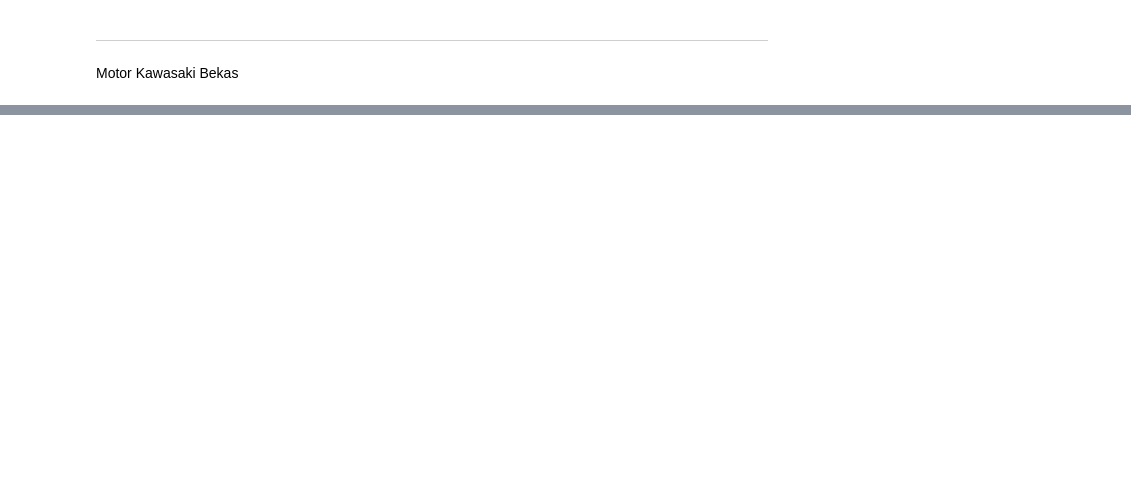
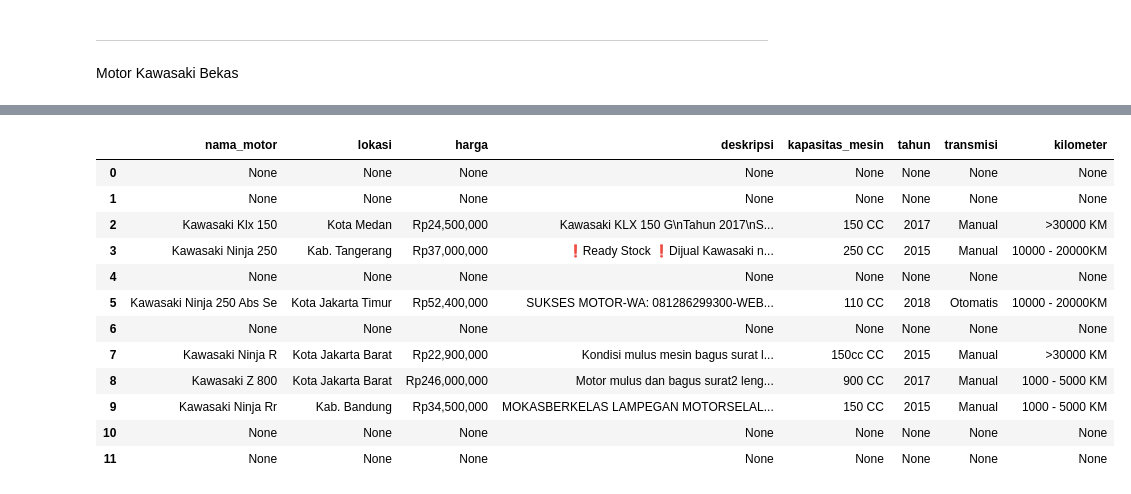
Before and after one commit to daff00/used-motorcycle-price-prediction, a Jupyter notebook: scraping.ipynb, the cells around one changed output, grey strips where cells are left out. Drawn from its saved outputs; the diff is of its cells as text; code cells hidden in the pictures; blank space fills up the shorter version.

```diff
--- a/scraping.ipynb
+++ b/scraping.ipynb
@@ -275,3 +275,18 @@ df_honda.head()
 # %% [markdown]
 ---
 Motor Kawasaki Bekas
+# %%
+url_kawasaki = []
+t={}
+data_kawasaki =[]
+c=0
+
+for x in range(1,2): # page 1 sampai n
+    k = requests.get('https://momotor.id/motor-bekas?offset=0&brands=kawasaki'.format(x)).text #link page yang mau di scrape
+    soup=BeautifulSoup(k,'html.parser')
+    productlist = soup.find_all("div",{"class":"MuiGrid-root MuiGrid-item MuiGrid-grid-xs-6 MuiGrid-grid-sm-4 css-g8wver"}) # cari card tempat produknya
+
+    for product in productlist: # cari link produk
+        link = product.find("a", href=True)
+        if link:
+            url_kawasaki.append(baseurl + link['href'])
@@ -277,0 +368,18 @@ Motor Kawasaki Bekas
+# %%
+# Convert ke data frame
+df_kawasaki = pd.DataFrame(data_kawasaki)
+df_kawasaki
+# %% [output]
+|  | nama_motor | lokasi | harga | deskripsi | kapasitas_mesin | tahun | transmisi | kilometer |
+| 0 | None | None | None | None | None | None | None | None |
+| 1 | None | None | None | None | None | None | None | None |
+| 2 | Kawasaki Klx 150 | Kota Medan | Rp24,500,000 | Kawasaki KLX 150 G\nTahun 2017\nS... | 150 CC | 2017 | Manual | >30000 KM |
+| 3 | Kawasaki Ninja 250 | Kab. Tangerang | Rp37,000,000 | ❗️Ready Stock ❗️Dijual Kawasaki n... | 250 CC | 2015 | Manual | 10000 - 20000KM |
+| 4 | None | None | None | None | None | None | None | None |
+| 5 | Kawasaki Ninja 250 Abs Se | Kota Jakarta Timur | Rp52,400,000 | SUKSES MOTOR-WA: 081286299300-WEB... | 110 CC | 2018 | Otomatis | 10000 - 20000KM |
+| 6 | None | None | None | None | None | None | None | None |
+| 7 | Kawasaki Ninja R | Kota Jakarta Barat | Rp22,900,000 | Kondisi mulus mesin bagus surat l... | 150cc CC | 2015 | Manual | >30000 KM |
+| 8 | Kawasaki Z 800 | Kota Jakarta Barat | Rp246,000,000 | Motor mulus dan bagus surat2 leng... | 900 CC | 2017 | Manual | 1000 - 5000 KM |
+| 9 | Kawasaki Ninja Rr | Kab. Bandung | Rp34,500,000 | MOKASBERKELAS LAMPEGAN MOTORSELAL... | 150 CC | 2015 | Manual | 1000 - 5000 KM |
+| 10 | None | None | None | None | None | None | None | None |
+| 11 | None | None | None | None | None | None | None | None |
```
Also changed, not shown: parts of 11 cells of this notebook, 2 other files.
